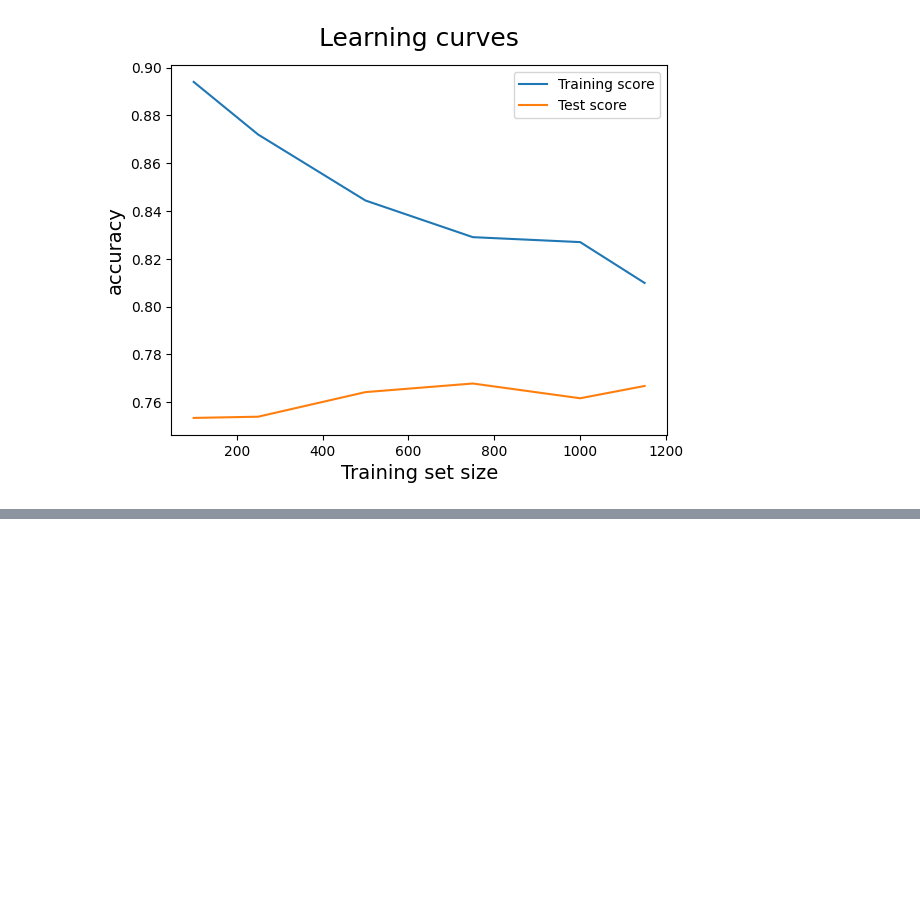
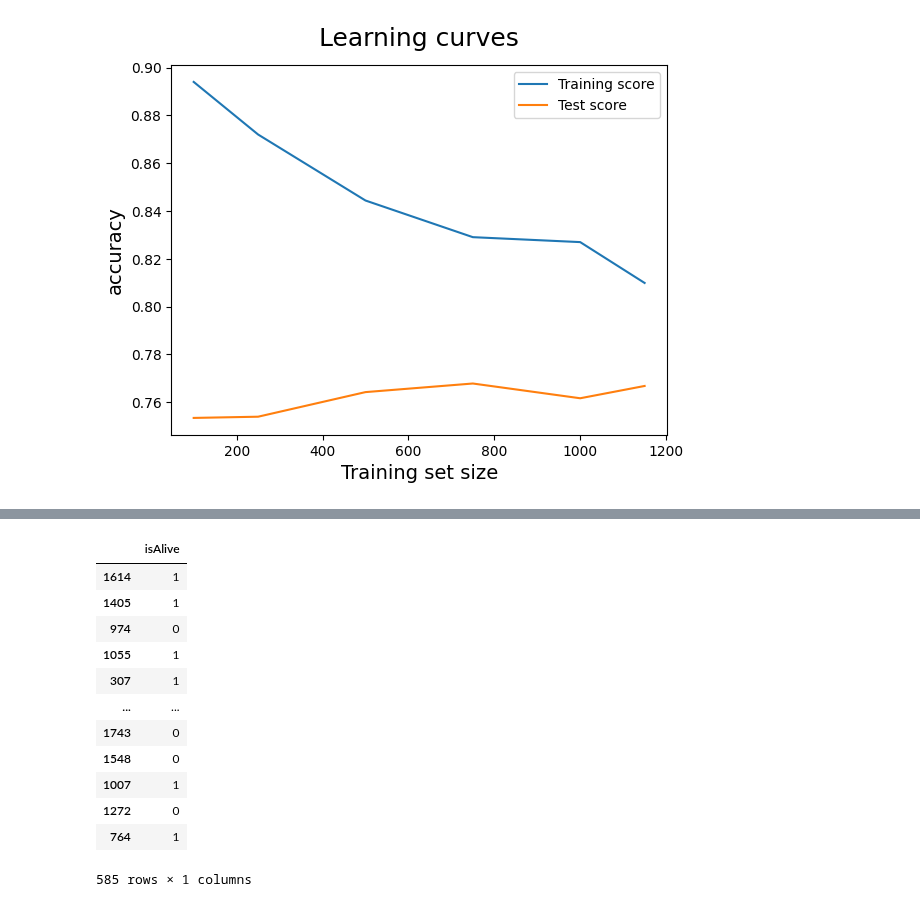
Before and after one commit to franziskasteger/game-of-thrones-survival, a Jupyter notebook: notebooks/josh_GOT_Machine.ipynb, the cells around one changed output, grey strips where cells are left out. Saved outputs shown, nothing was run; the diff lists cells and outputs as text; code cells hidden in the pictures; blank space fills up the shorter version.

```diff
--- a/notebooks/josh_GOT_Machine.ipynb
+++ b/notebooks/josh_GOT_Machine.ipynb
@@ -165,0 +204,16 @@ plt.legend()
+# %%
+pd.DataFrame(y_test)
+# %% [output]
+|  | isAlive |
+| 1614 | 1 |
+| 1405 | 1 |
+| 974 | 0 |
+| 1055 | 1 |
+| 307 | 1 |
+| ... | ... |
+| 1743 | 0 |
+| 1548 | 0 |
+| 1007 | 1 |
+| 1272 | 0 |
+| 764 | 1 |
+585 rows × 1 columns
```
Also changed, not shown: parts of 17 cells of this notebook, 1 other file.
